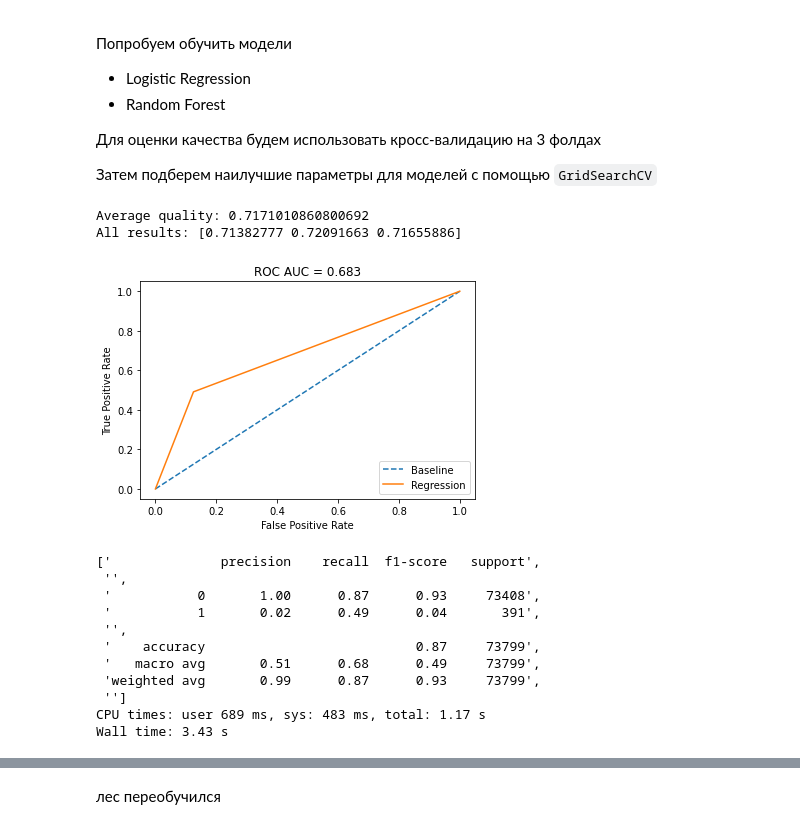
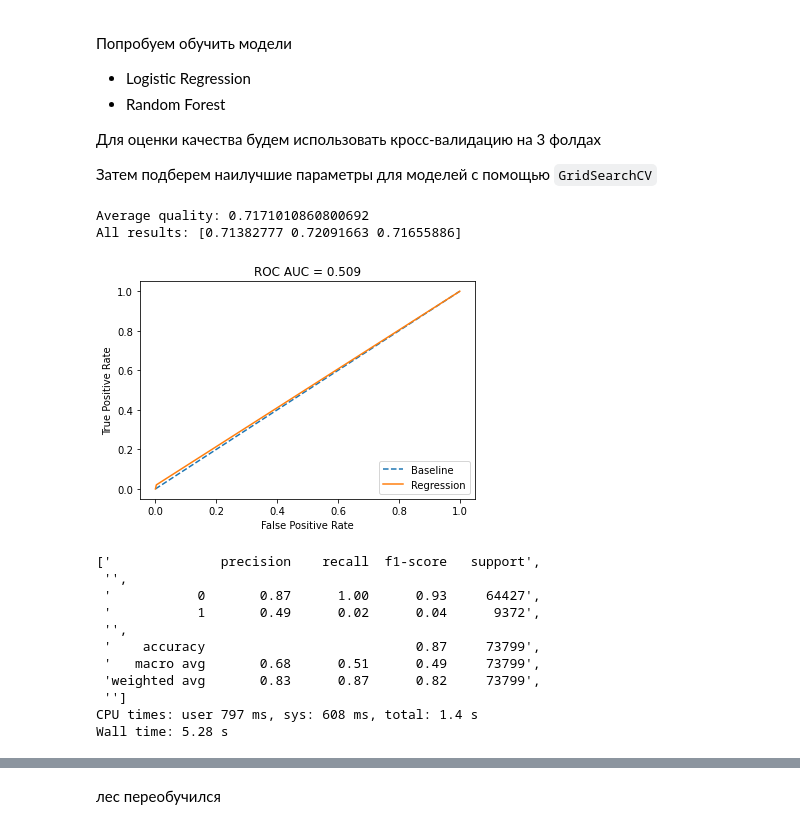
Before and after one commit to XelorR/sf_project_5, a Jupyter notebook: Credit_scoring.ipynb, the cells around one changed output, grey strips where cells are left out. Drawn from its saved outputs; the diff is of its cells as text; code cells hidden in the pictures.

```diff
--- a/Credit_scoring.ipynb
+++ b/Credit_scoring.ipynb
@@ -231,27 +231,27 @@ y = train['default']
 # %%
 %%time
 lr = LogisticRegression(n_jobs=-1)
 
 q = cross_val_score(lr, X, y, cv=3, scoring='roc_auc', n_jobs=-1)
 print(f'Average quality: {q.mean()}')
 print(f'All results: {q}')
 
-show_classification_details(lr.fit(X, y).predict(X), y)
+show_classification_details(y, lr.fit(X, y).predict(X))
 # %% [output]
 Average quality: 0.7171010860800692
 All results: [0.71382777 0.72091663 0.71655886]
-[figure, old version]
+[figure, new version]
 ['              precision    recall  f1-score   support',
  '',
- '           0       1.00      0.87      0.93     73408',
- '           1       0.02      0.49      0.04       391',
+ '           0       0.87      1.00      0.93     64427',
+ '           1       0.49      0.02      0.04      9372',
  '',
  '    accuracy                           0.87     73799',
- '   macro avg       0.51      0.68      0.49     73799',
- 'weighted avg       0.99      0.87      0.93     73799',
+ '   macro avg       0.68      0.51      0.49     73799',
+ 'weighted avg       0.83      0.87      0.82     73799',
  '']
-CPU times: user 689 ms, sys: 483 ms, total: 1.17 s
-Wall time: 3.43 s
+CPU times: user 797 ms, sys: 608 ms, total: 1.4 s
+Wall time: 5.28 s
 # %%
 %%time
 print('RANDOM FOREST')
```
Also changed, not shown: parts of 3 cells of this notebook.
